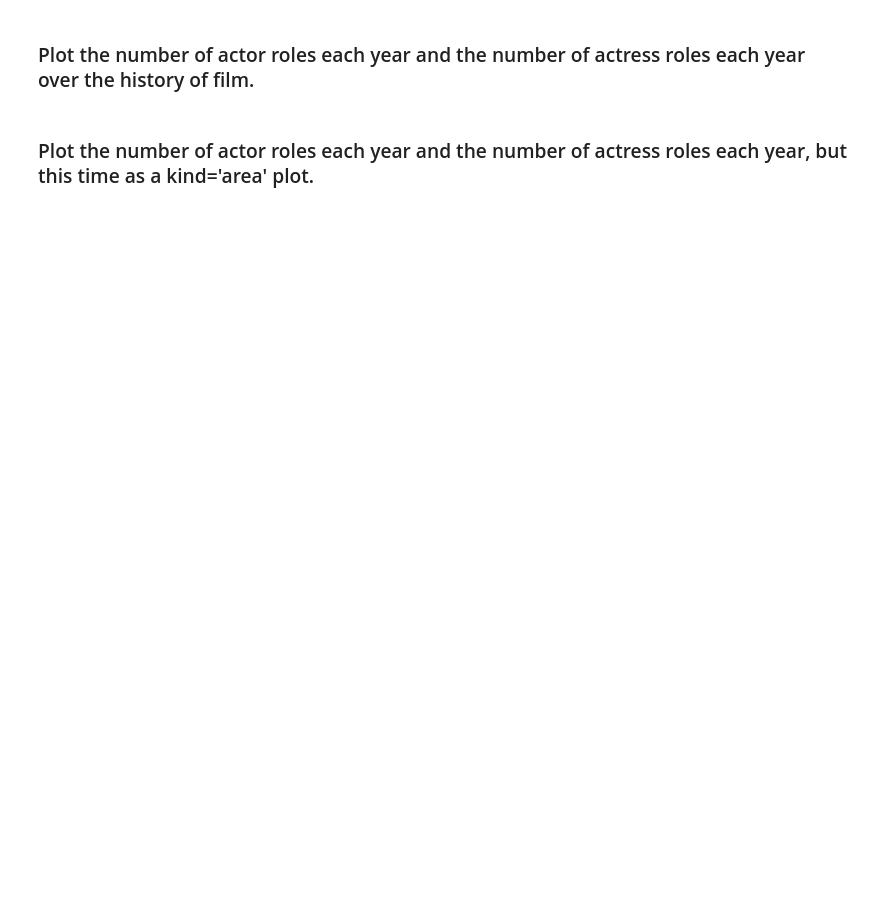
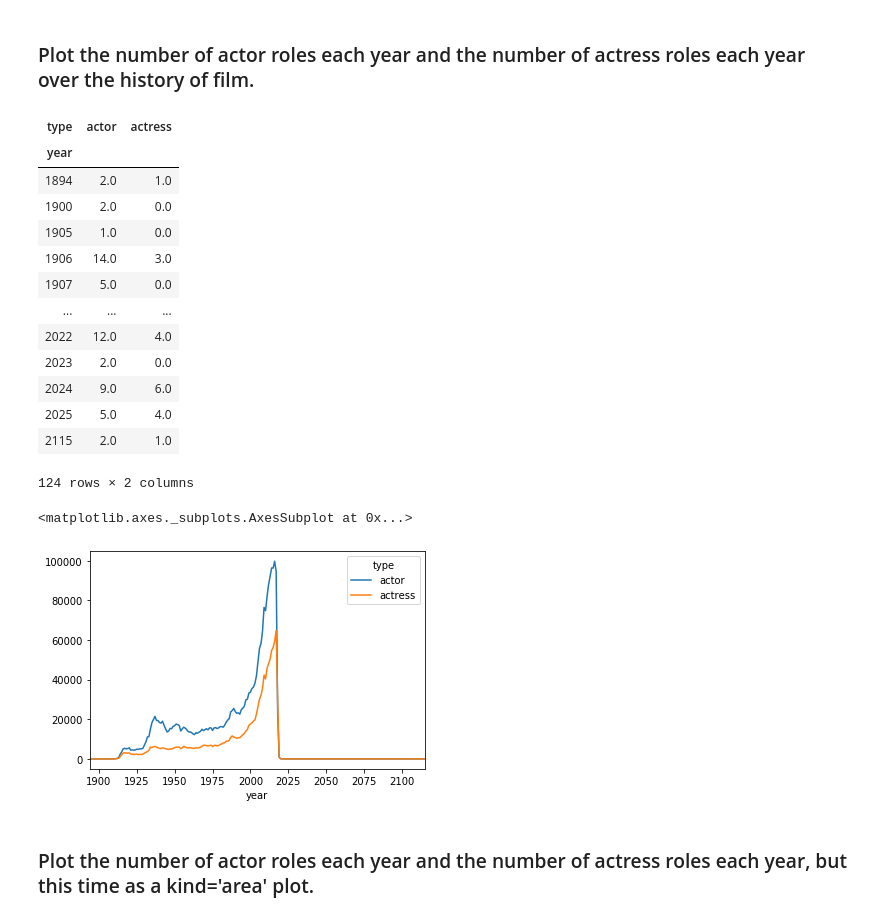
Before and after one commit to lukkyau/dsgroup, a Jupyter notebook: 01 Pandas basics (exercise 4).ipynb, the cells around one changed output. Cells and saved outputs as stored; diff of their text form; code cells hidden in the pictures; blank space fills up the shorter version.

```diff
--- a/01 Pandas basics (exercise 4).ipynb
+++ b/01 Pandas basics (exercise 4).ipynb
@@ -67,4 +66,28 @@ AttributeError: 'Series' object has no attribute 'Batman'
 # %% [markdown]
 ### Plot the number of actor roles each year and the number of actress roles each year over the history of film.
+# %%
+c=cast
+c=c.groupby(['year','type']).size()
+c=c.unstack('type')
+c=c.fillna(0)
+c
+c.plot(kind='line')
+# %% [output]
+| type | actor | actress |
+| year |  |  |
+| 1894 | 2.0 | 1.0 |
+| 1900 | 2.0 | 0.0 |
+| 1905 | 1.0 | 0.0 |
+| 1906 | 14.0 | 3.0 |
+| 1907 | 5.0 | 0.0 |
+| ... | ... | ... |
+| 2022 | 12.0 | 4.0 |
+| 2023 | 2.0 | 0.0 |
+| 2024 | 9.0 | 6.0 |
+| 2025 | 5.0 | 4.0 |
+| 2115 | 2.0 | 1.0 |
+124 rows × 2 columns
+<matplotlib.axes._subplots.AxesSubplot at 0x...>
+[figure, added]
 # %% [markdown]
 ### Plot the number of actor roles each year and the number of actress roles each year, but this time as a kind='area' plot.
```
Also changed, not shown: parts of 7 cells of this notebook.
